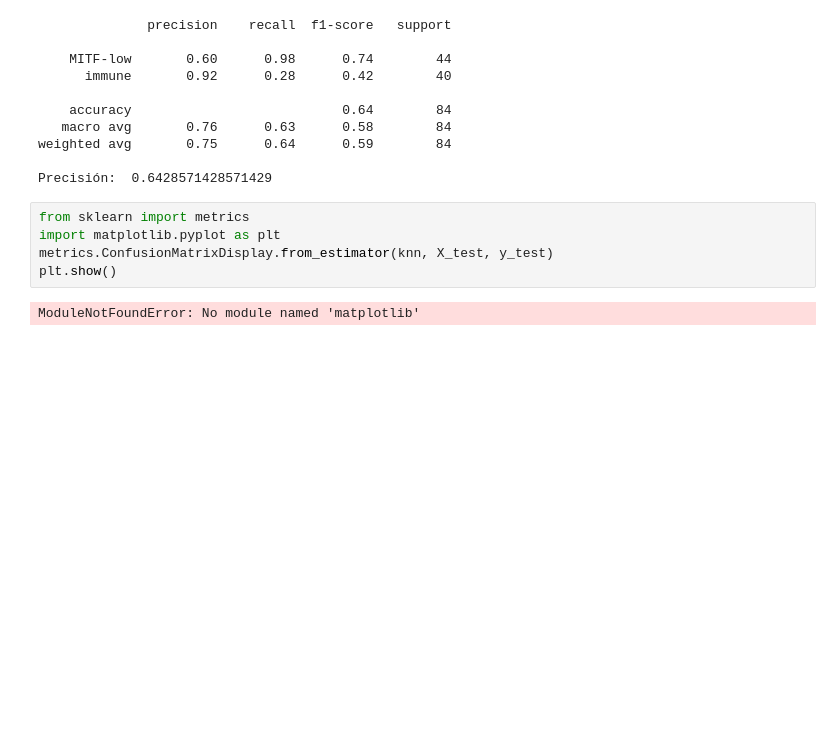
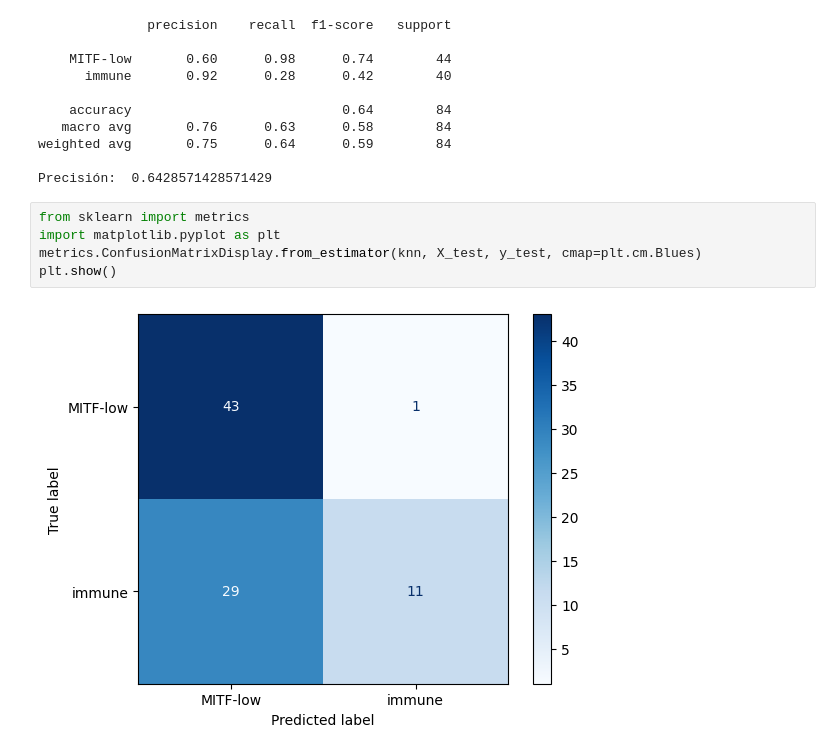
Before and after one commit to EnriGF/Proyecto_ML, a Jupyter notebook: melanoma.ipynb, the cells around one changed output. Drawn from its saved outputs; the diff is of its cells as text; blank space fills up the shorter version.

```diff
--- a/melanoma.ipynb
+++ b/melanoma.ipynb
@@ -61,7 +61,7 @@ Precisión:  0.6428571428571429
 # %%
 from sklearn import metrics
 import matplotlib.pyplot as plt
-metrics.ConfusionMatrixDisplay.from_estimator(knn, X_test, y_test)
+metrics.ConfusionMatrixDisplay.from_estimator(knn, X_test, y_test, cmap=plt.cm.Blues)
 plt.show()
 # %% [output]
-ModuleNotFoundError: No module named 'matplotlib'
+[figure, added]
```
Also changed, not shown: parts of 1 cell of this notebook.
